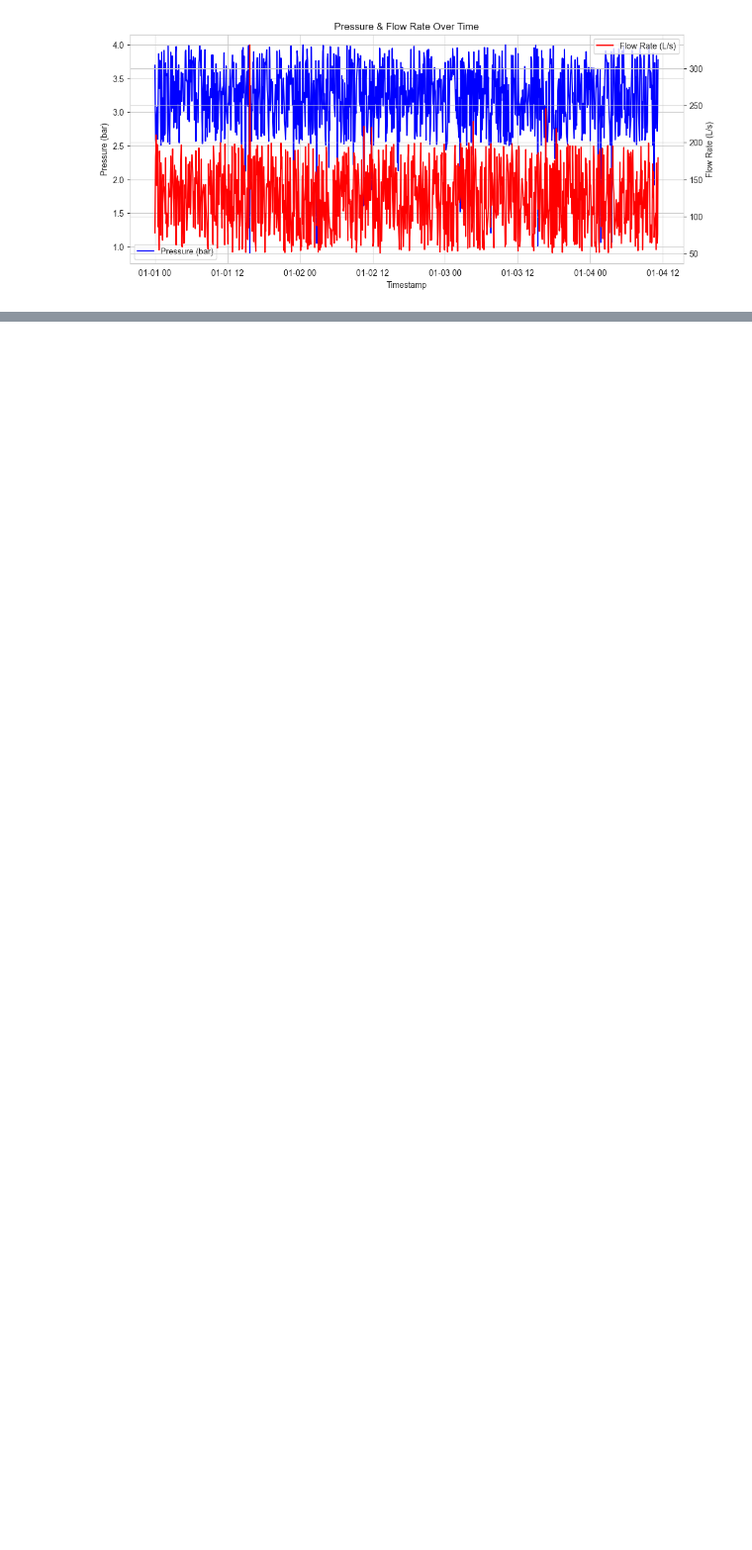
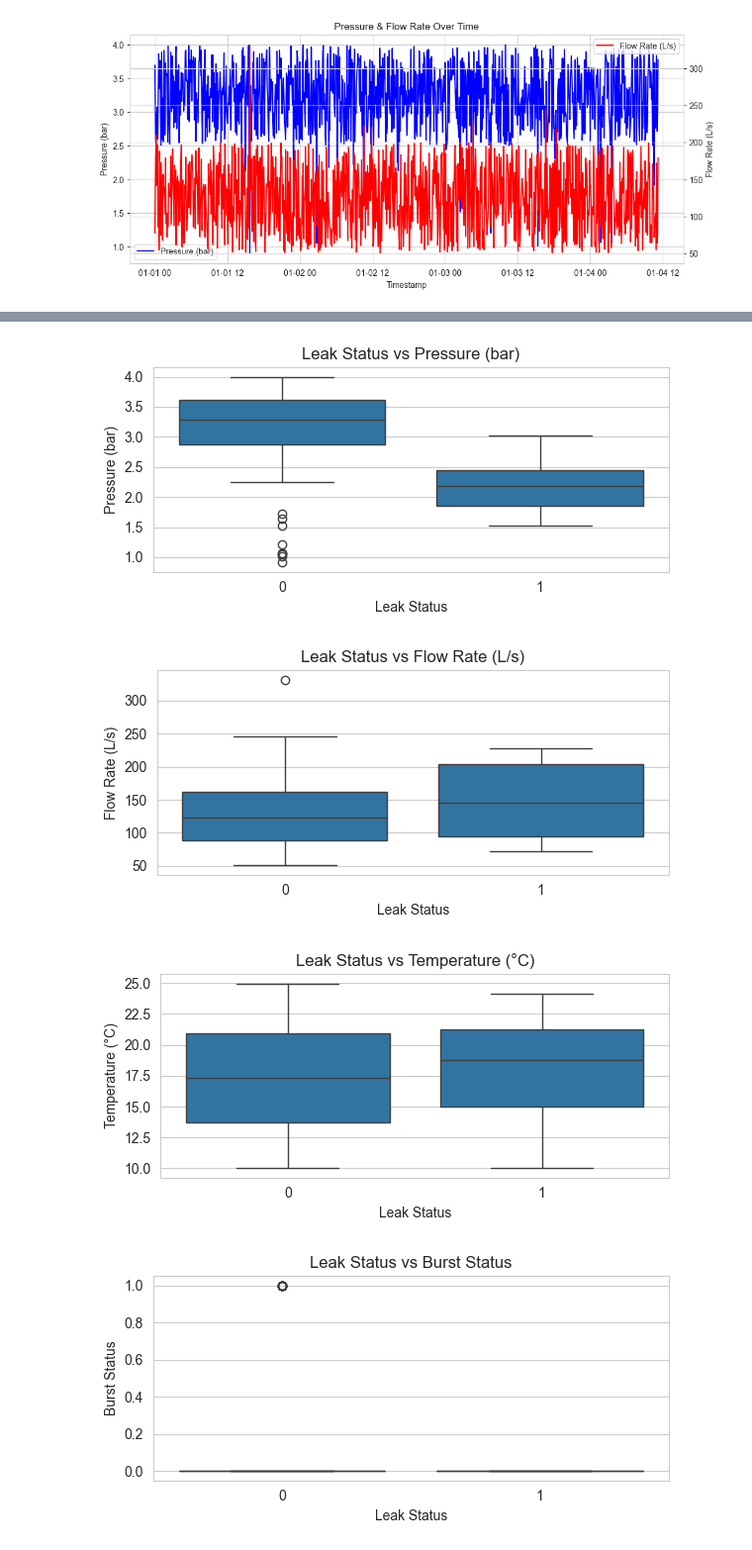
Before and after one commit to CSCN8040-Water-Wastage-in-Urban-Areas/Reducing-Water-Wastage-in-Urban-Areas, a Jupyter notebook: Reducing_Water_Wastage.ipynb, the cells around one changed output, grey strips where cells are left out. Shown: that part at 99% size. Drawn from its saved outputs; the diff is of its cells as text; code cells hidden in the pictures; blank space fills up the shorter version.

```diff
--- a/Unit4_inclass activity.ipynb
+++ b/Reducing_Water_Wastage.ipynb
@@ -191,17 +243,0 @@ Use K-Means Clustering to group sensors based on flow rate and pressure for anom
-# %%
-from sklearn.cluster import KMeans
-import matplotlib.pyplot as plt
-
-# Select features
-X = df[['Pressure (bar)', 'Flow Rate (L/s)']]
-
-# Fit K-Means
-kmeans = KMeans(n_clusters=3, random_state=42)
-df['Cluster'] = kmeans.fit_predict(X)
-
-# Scatter plot
-plt.scatter(df['Pressure (bar)'], df['Flow Rate (L/s)'], c=df['Cluster'], cmap='viridis')
-plt.xlabel("Pressure (bar)")
-plt.ylabel("Flow Rate (L/s)")
-plt.title("K-Means Clustering of Water Sensors")
-plt.show()
@@ -425,0 +316,21 @@ Significant difference: Leaks occur at significantly lower pressure levels.
+# %%
+
+# Automatically identify numeric features
+numeric_cols = df.select_dtypes(include='number').columns.tolist()
+
+# Remove the actual target column if it exists in the list
+if 'Leak Status' in numeric_cols:
+    numeric_cols.remove('Leak Status')
+
+# Visualize distributions for each numeric feature by Leak Status
+for col in numeric_cols:
+    plt.figure(figsize=(6, 3))
+    sns.boxplot(x='Leak Status', y=col, data=df)
+    plt.title(f'Leak Status vs {col}')
+    plt.tight_layout()
+    plt.show()
+# %% [output]
+[figure, added]
+[figure, added]
+[figure, added]
+[figure, added]
```
Also changed, not shown: parts of 62 cells of this notebook.
